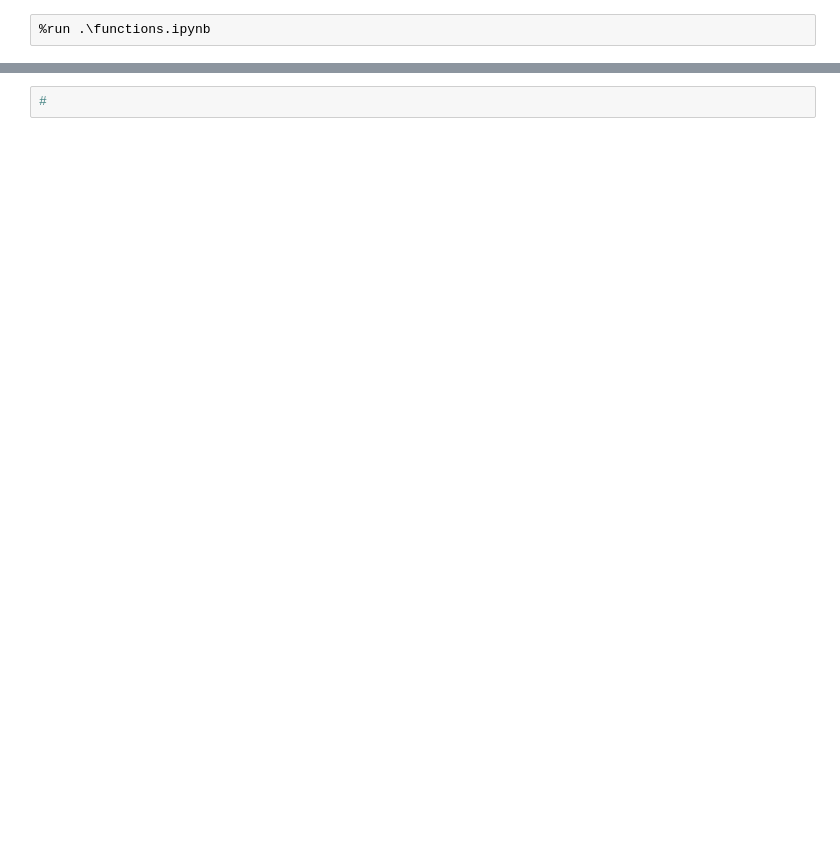
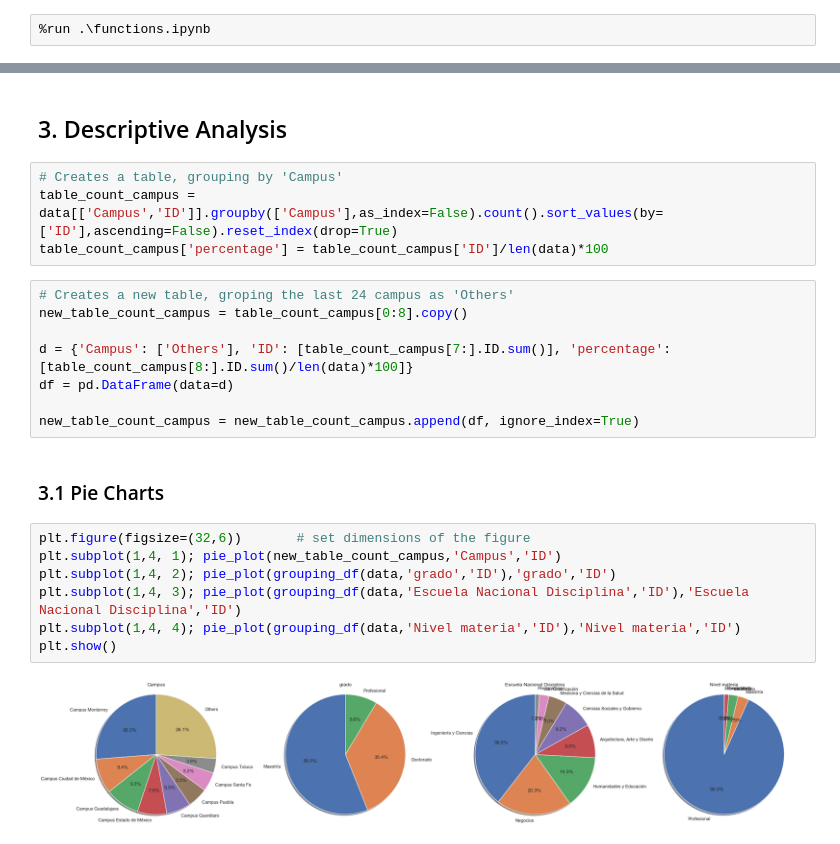
Before and after one commit to luissedas/da-project, a Jupyter notebook: Data Analytics - Final Project.ipynb, the cells around one changed output, grey strips where cells are left out. Drawn from its saved outputs; the diff is of its cells as text; blank space fills up the shorter version.

```diff
--- a/Data Analytics - Final Project.ipynb
+++ b/Data Analytics - Final Project.ipynb
@@ -138,2 +43,25 @@ correlations_barplot(y_index,values_cor,title)
-# %%
-#
+# %% [markdown]
+## 3. Descriptive Analysis<a id='descriptive_analysis'></a>
+# %%
+# Creates a table, grouping by 'Campus'
+table_count_campus = data[['Campus','ID']].groupby(['Campus'],as_index=False).count().sort_values(by=['ID'],ascending=False).reset_index(drop=True)
+table_count_campus['percentage'] = table_count_campus['ID']/len(data)*100
+# %%
+# Creates a new table, groping the last 24 campus as 'Others'
+new_table_count_campus = table_count_campus[0:8].copy()
+
+d = {'Campus': ['Others'], 'ID': [table_count_campus[7:].ID.sum()], 'percentage': [table_count_campus[8:].ID.sum()/len(data)*100]}
+df = pd.DataFrame(data=d)
+
+new_table_count_campus = new_table_count_campus.append(df, ignore_index=True)
+# %% [markdown]
+### 3.1 Pie Charts <a id ='pie_charts'></a>
+# %%
+plt.figure(figsize=(32,6))       # set dimensions of the figure
+plt.subplot(1,4, 1); pie_plot(new_table_count_campus,'Campus','ID')
+plt.subplot(1,4, 2); pie_plot(grouping_df(data,'grado','ID'),'grado','ID')
+plt.subplot(1,4, 3); pie_plot(grouping_df(data,'Escuela Nacional Disciplina','ID'),'Escuela Nacional Disciplina','ID')
+plt.subplot(1,4, 4); pie_plot(grouping_df(data,'Nivel materia','ID'),'Nivel materia','ID')
+plt.show()
+# %% [output]
+[figure, added]
```
Also changed, not shown: parts of 53 cells of this notebook, 3 other files.
